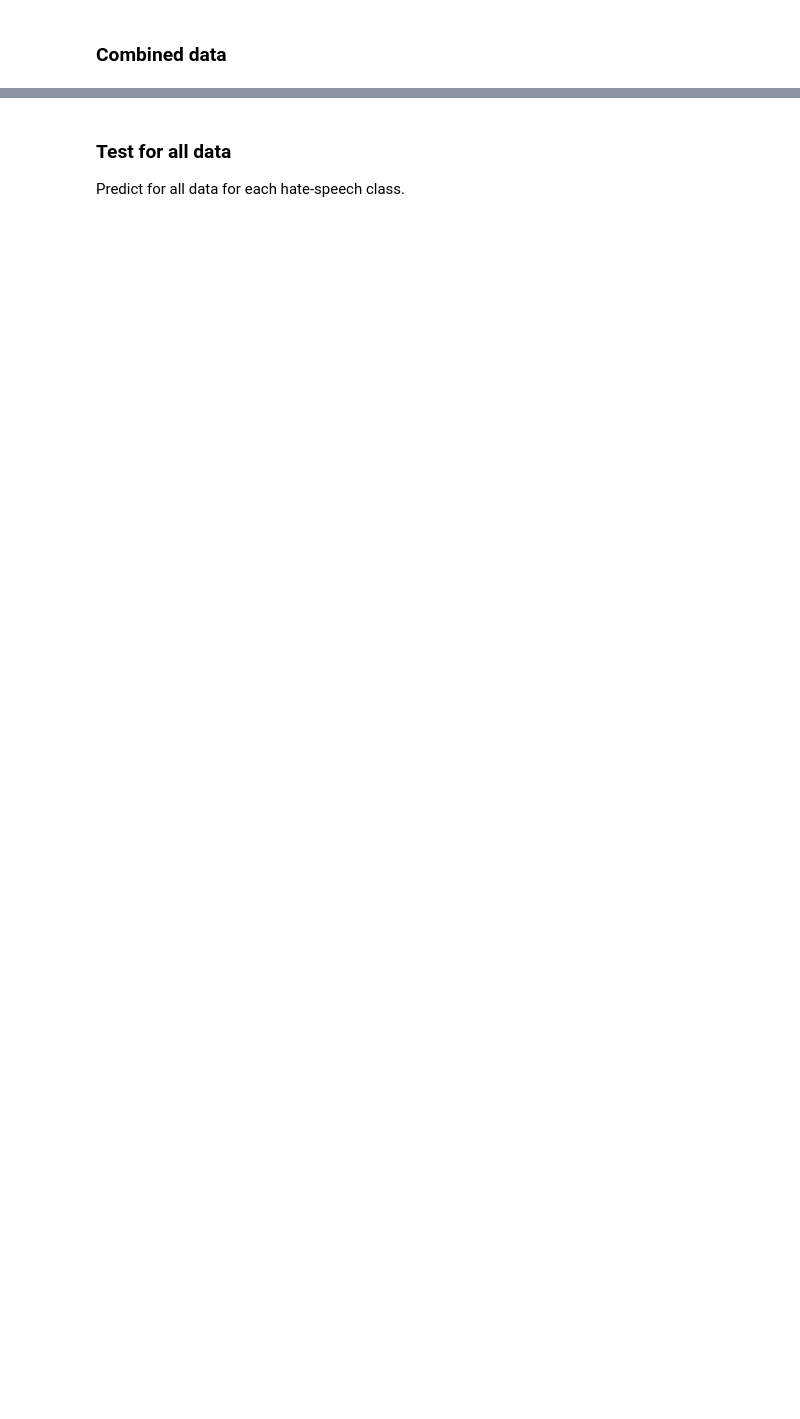
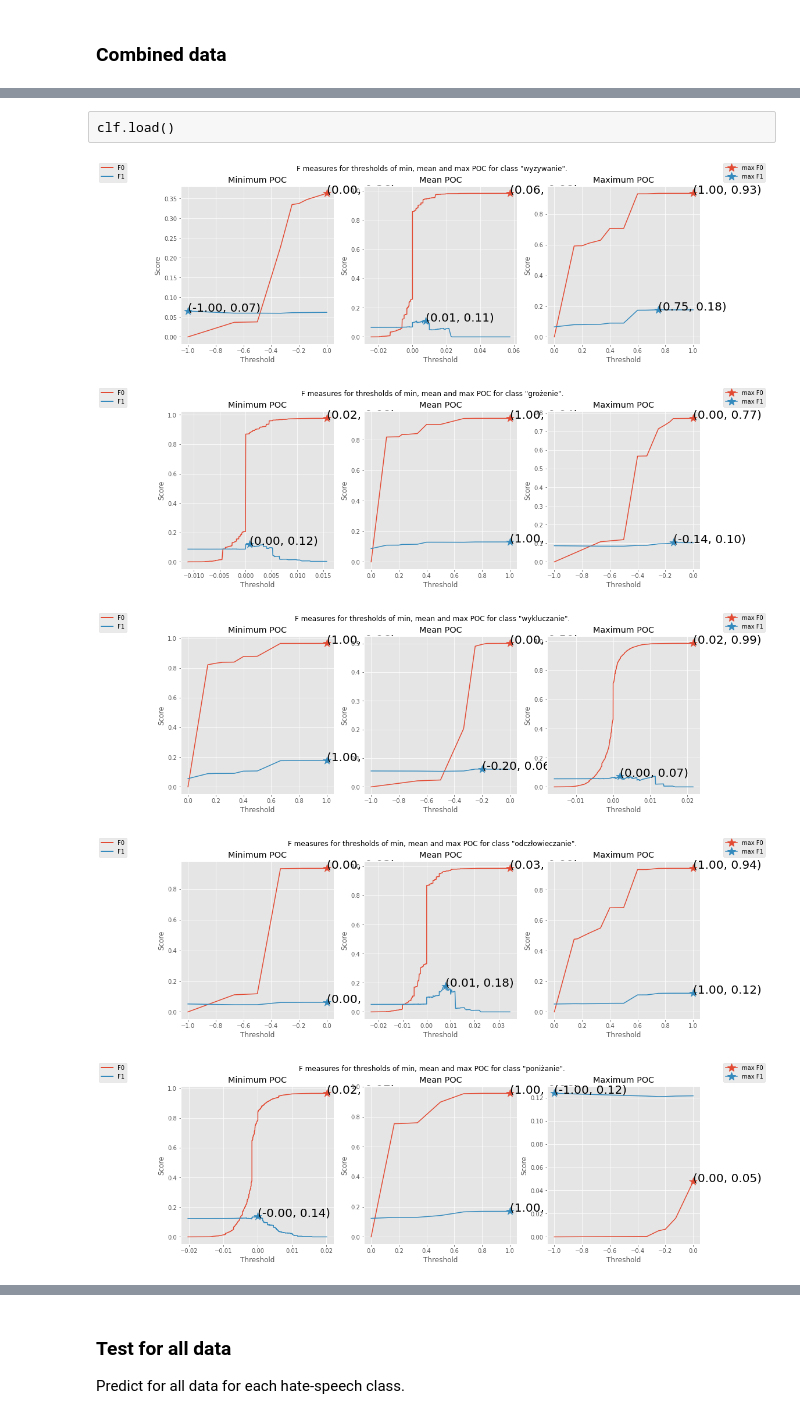
Before and after one commit to kaluzny1995/HSD2.0, a Jupyter notebook: 09. LexicalClassifier.ipynb, the cells around one changed output, grey strips where cells are left out. Drawn from its saved outputs; the diff is of its cells as text; code cells hidden in the pictures; blank space fills up the shorter version.

Commit message:
Notebooks update
Full notebooks update. Ready LexicalClassifier and SimpleMLClassifier.

```diff
--- a/09. LexicalClassifier.ipynb
+++ b/09. LexicalClassifier.ipynb
@@ -120,17 +45,2 @@ df_poc_scores.head(2)
 # %% [markdown]
 ### Combined data
-# %%
-def combine_row_wisely(dfs):
-    it = iter(dfs)
-    length = len(next(it))
-    if not all(len(l) == length for l in it):
-        raise ValueError('Not all dataframes have the same length!')
-
-    return pd.concat(dfs, axis=1)
-
-def shuffle_dataframe(df):
-    return df.sample(frac=1)
-
-df_data = combine_row_wisely([df_poc_scores, df_classes])
-df_data = shuffle_dataframe(df_data)
-df_data.head(2)
@@ -294,0 +58,18 @@ def predict(scores, optims):
+# %%
+X_data = df_data.drop(LABELS, axis=1)
+y_data = df_data[LABELS]
+# %%
+clf = LexicalClassifier(k_folds=5)
+# %%
+clf.fit(X_data, y_data)
+clf.save()
+# %% [raw]
+clf.load()
+# %%
+clf.plot_f_measure_lines(X_data, y_data)
+# %% [output]
+[figure, added]
+[figure, added]
+[figure, added]
+[figure, added]
+[figure, added]
```
Also changed, not shown: parts of 44 cells of this notebook, 9 other files.
